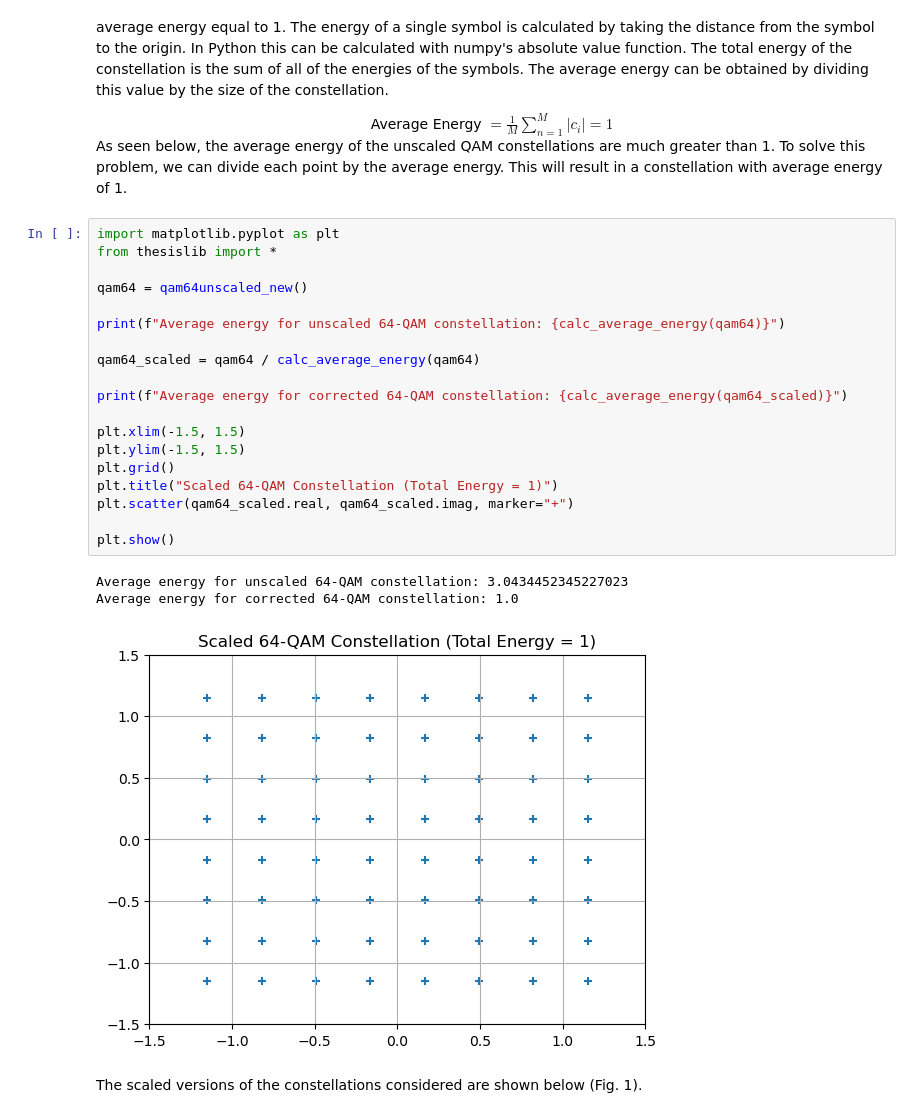
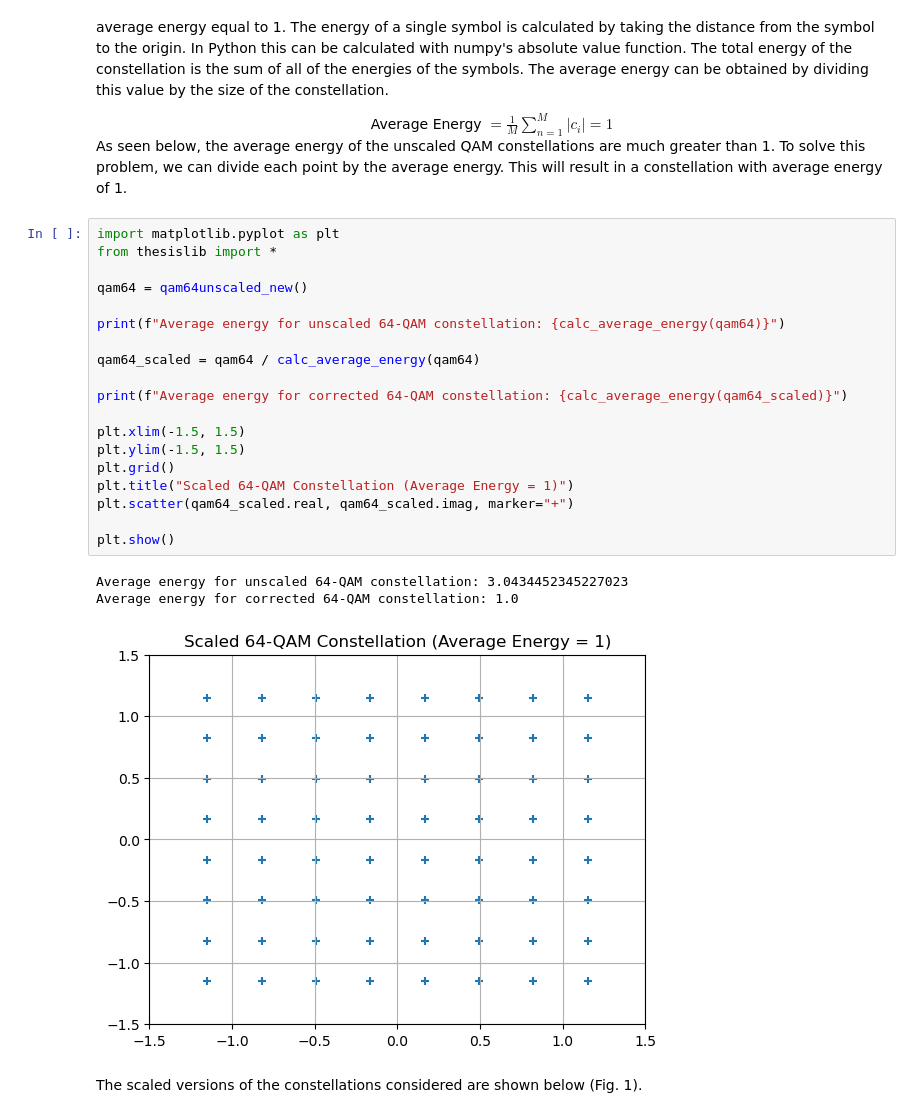
Before and after one commit to MrBubb1es/QAM-Thesis, a Jupyter notebook: QAM_Thesis.ipynb, the cells around one changed output. Saved outputs shown, nothing was run; the diff lists cells and outputs as text.

```diff
--- a/QAM_Thesis.ipynb
+++ b/QAM_Thesis.ipynb
@@ -142,26 +142,26 @@ As seen below, the average energy of the unscaled QAM constellations are much gr
 # %%
 import matplotlib.pyplot as plt
 from thesislib import *
 
 qam64 = qam64unscaled_new()
 
 print(f"Average energy for unscaled 64-QAM constellation: {calc_average_energy(qam64)}")
 
 qam64_scaled = qam64 / calc_average_energy(qam64)
 
 print(f"Average energy for corrected 64-QAM constellation: {calc_average_energy(qam64_scaled)}")
 
 plt.xlim(-1.5, 1.5)
 plt.ylim(-1.5, 1.5)
 plt.grid()
-plt.title("Scaled 64-QAM Constellation (Total Energy = 1)")
+plt.title("Scaled 64-QAM Constellation (Average Energy = 1)")
 plt.scatter(qam64_scaled.real, qam64_scaled.imag, marker="+")
 
 plt.show()
 # %% [output]
 Average energy for unscaled 64-QAM constellation: 3.0434452345227023
 Average energy for corrected 64-QAM constellation: 1.0
-[figure, old version]
+[figure, new version]
 # %% [markdown]
 The scaled versions of the constellations considered are shown below (Fig. 1).
 # %%
```
Also changed, not shown: parts of 7 cells of this notebook, 1 other file.
